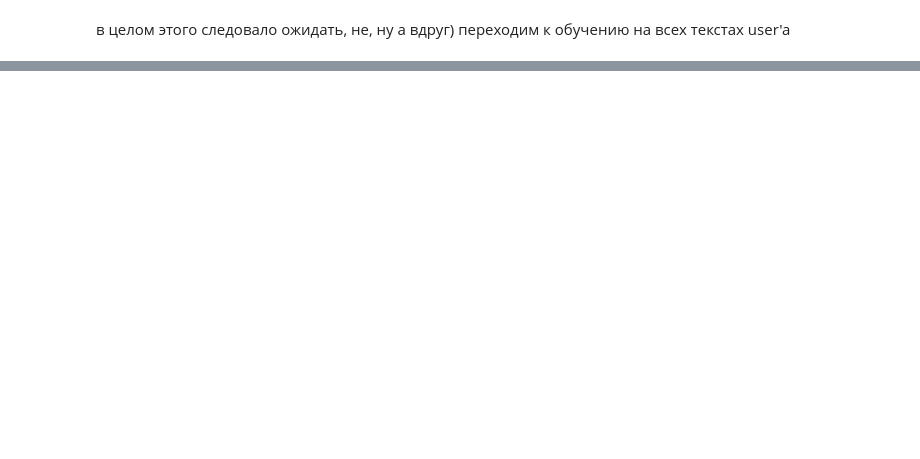
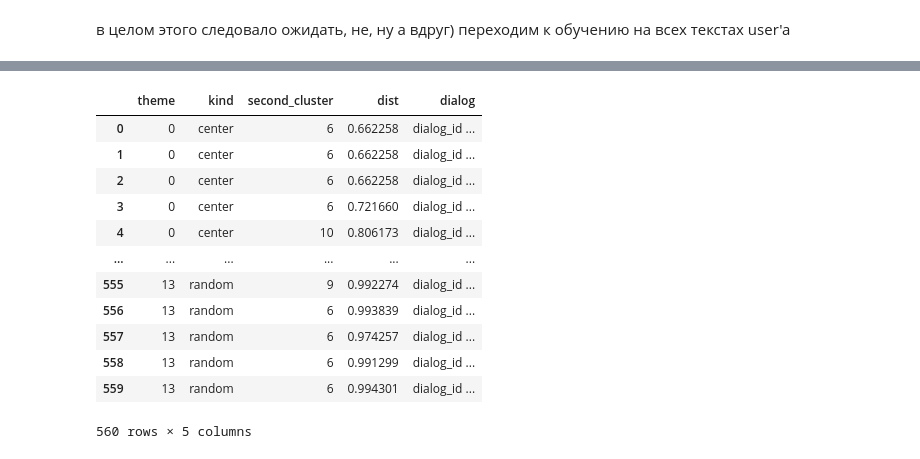
Before and after one commit to Half-Head/ML_homework, a Jupyter notebook: hw1/data_analyze.ipynb, the cells around one changed output, grey strips where cells are left out. Drawn from its saved outputs; the diff is of its cells as text; code cells hidden in the pictures; blank space fills up the shorter version.

```diff
--- a/hw1/data_analyze.ipynb
+++ b/hw1/data_analyze.ipynb
@@ -255,3 +308,3 @@ plt.show()
 # %%
-kmeans = KMeans(n_clusters=8, init='k-means++', n_init=10, max_iter=300, random_state=SEED)
+kmeans = KMeans(n_clusters=14, init='k-means++', n_init=10, max_iter=300, random_state=SEED)
 cluster_labels = kmeans.fit_predict(X)
@@ -333,0 +392,51 @@ dialog_table_to_analyze['dialog'][7]
+# %%
+dist = kmeans.transform(X)               # (n_dialogs, 8)
+labels = kmeans.labels_                  # или ваш cluster_labels
+
+own_dist = dist[np.arange(X.shape[0]), labels]   # расстояние до своего центроида
+
+# margin: насколько диалог ближе к своему центру, чем ко второму по близости
+sorted_dist = np.sort(dist, axis=1)
+margin = sorted_dist[:, 1] - sorted_dist[:, 0]   # маленький = на границе двух кластеров
+
+N = 10
+rows = []
+for k in range(14):
+    idx = np.where(labels == k)[0]
+
+    center_idx = idx[np.argsort(own_dist[idx])[:N]]          # самые типичные
+    far_idx    = idx[np.argsort(-own_dist[idx])[:N]]         # самые далёкие от центра
+    border_idx = idx[np.argsort(margin[idx])[:N]]            # на стыке с другим кластером
+    random_idx = np.random.choice(idx, min(N, len(idx)), replace=False)
+
+    # к какому кластеру "тянет" пограничные диалоги
+    neighbor = np.argsort(dist[border_idx], axis=1)[:, 1]
+
+    for kind, ids in [('center', center_idx), ('far', far_idx),
+                      ('border', border_idx), ('random', random_idx)]:
+        for i in ids:
+            rows.append({
+                'theme': k,
+                'kind': kind,
+                'second_cluster': np.argsort(dist[i])[1],
+                'dist': own_dist[i],
+                'dialog': data.iloc[i],
+            })
+
+df = pd.DataFrame(rows)
+# print(df[(df.theme == 0) & (df.kind == 'center')]['dialog'].tolist())
+df
+# %% [output]
+|  | theme | kind | second_cluster | dist | dialog |
+| 0 | 0 | center | 6 | 0.662258 | dialog_id ... |
+| 1 | 0 | center | 6 | 0.662258 | dialog_id ... |
+| 2 | 0 | center | 6 | 0.662258 | dialog_id ... |
+| 3 | 0 | center | 6 | 0.721660 | dialog_id ... |
+| 4 | 0 | center | 10 | 0.806173 | dialog_id ... |
+| ... | ... | ... | ... | ... | ... |
+| 555 | 13 | random | 9 | 0.992274 | dialog_id ... |
+| 556 | 13 | random | 6 | 0.993839 | dialog_id ... |
+| 557 | 13 | random | 6 | 0.974257 | dialog_id ... |
+| 558 | 13 | random | 6 | 0.991299 | dialog_id ... |
+| 559 | 13 | random | 6 | 0.994301 | dialog_id ... |
+560 rows × 5 columns
```
Also changed, not shown: parts of 20 cells of this notebook, 2 other files.
